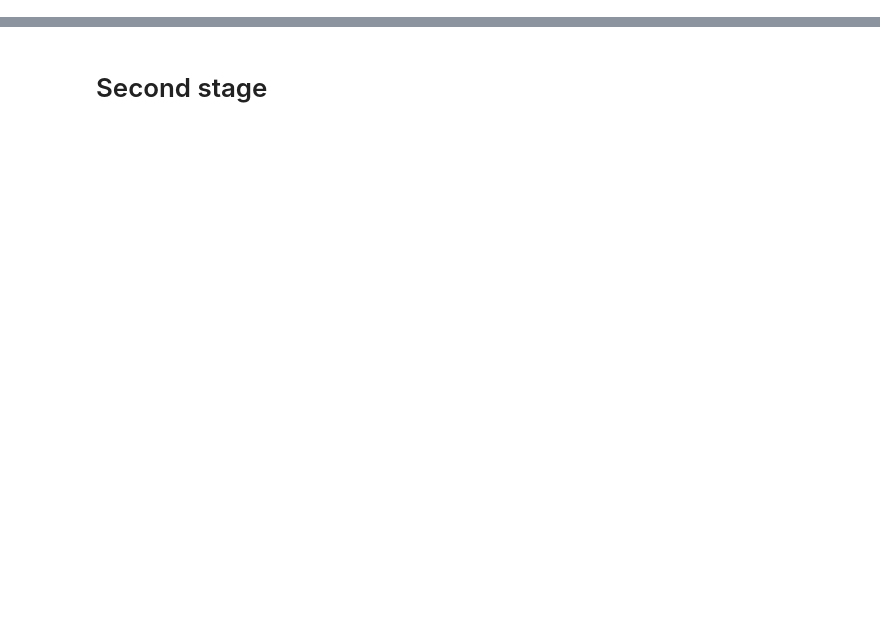
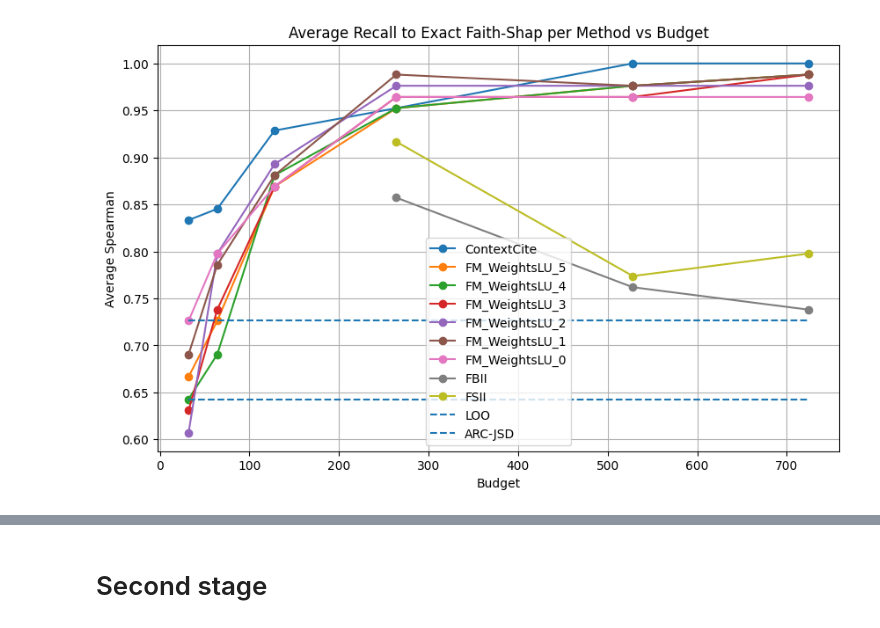
Before and after one commit to iNema9590/LLMX, a Jupyter notebook: Notebooks/musique_shap.ipynb, the cells around one changed output, grey strips where cells are left out. Saved outputs shown, nothing was run; the diff lists cells and outputs as text; code cells hidden in the pictures; blank space fills up the shorter version.

```diff
--- a/Notebooks/musique_shap.ipynb
+++ b/Notebooks/musique_shap.ipynb
@@ -200,5 +278,5 @@ with open(f"{utility_cache_base_dir}/extras.pkl", "wb") as f:
 # %%
 
-with open(f"../Experiment_data/musique/Mistral-7B-Instruct-v0.3/duplicate/results.pkl", "rb") as f:
+with open(f"../Experiment_data/musique/Llama-3.1-8B-Instruct/new/duplicate/results.pkl", "rb") as f:
     all_results = pickle.load(f)
 # %%
@@ -207,3 +287,54 @@ with open(f"../Experiment_data/musique/Mistral-7B-Instruct-v0.3/duplicate/extras
+# %%
+spearmans={i:[] for i in all_results[0]['methods'] if i!="Exact-Faith-Shap"}
+for method_res in all_results:
+    for method, attribution in method_res['methods'].items():
+        if method!="Exact-Faith-Shap":
+            spear=len(set(np.array(method_res['methods']["Exact-Faith-Shap"]).argsort()[-3:]).intersection(set(np.array(attribution).argsort()[-3:])))/3
+            spearmans[method].append(spear)
+# %%
+import re
+import numpy as np
+import matplotlib.pyplot as plt
+
+# Parse methods and budgets
+parsed = {}
+budgets = set()
+for key, values in spearmans.items():
+    if "LK" not in key:
+        avg_val = np.mean(values)
+
+        match = re.match(r"(.+?)_(\d+)$", key)  # method_budget pattern
+        if match:
+            method, budget = match.groups()
+            budget = int(budget)
+            budgets.add(budget)
+            parsed.setdefault(method, {})[budget] = avg_val
+        else:
+            # constant methods (no budget)
+            parsed.setdefault(key, {})[None] = avg_val
+
+budgets = sorted(budgets)
+
+# Plot
+plt.figure(figsize=(10,6))
+
+for method, results in parsed.items():
+    if None in results:  # constant method
+        plt.hlines(results[None], xmin=min(budgets), xmax=max(budgets),
+                   linestyles='--', label=method)
+    else:
+        xs = sorted(results.keys())
+        ys = [results[b] for b in xs]
+        plt.plot(xs, ys, marker='o', label=method)
+
+plt.xlabel("Budget")
+plt.ylabel("Average Spearman")
+plt.title("Average Recall to Exact Faith-Shap per Method vs Budget")
+plt.legend()
+plt.grid(True)
+plt.show()
+# %% [output]
+[figure, added]
 # %%
 import pandas as pd
 import numpy as np
```
Also changed, not shown: parts of 23 cells of this notebook, 3 other files.
